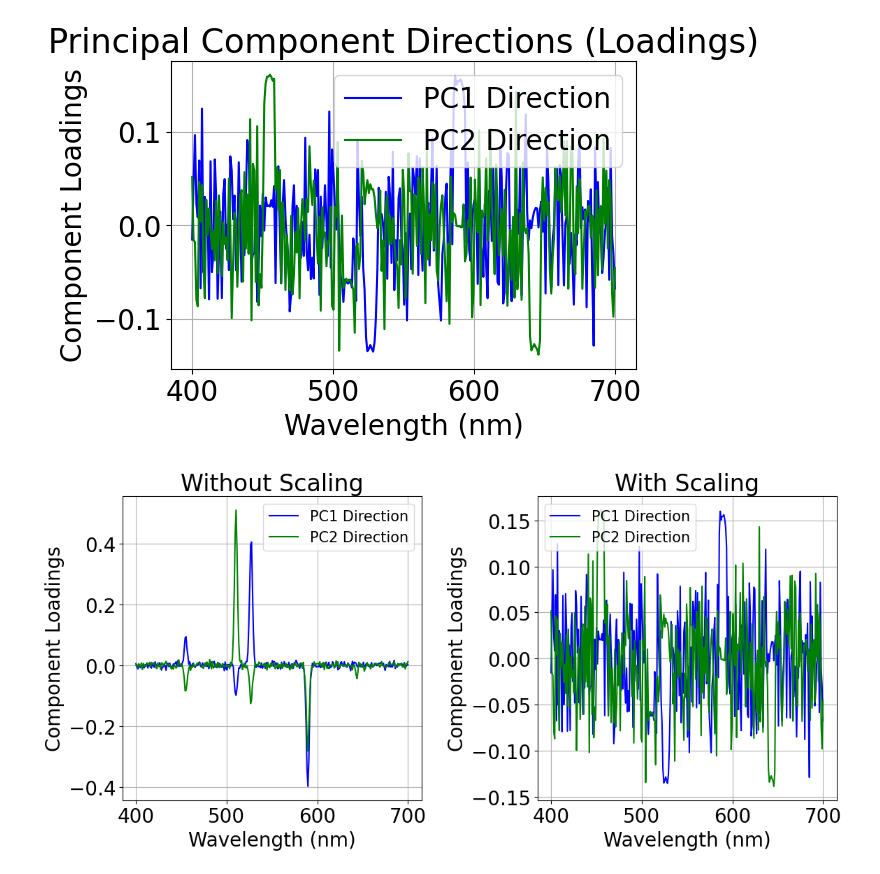
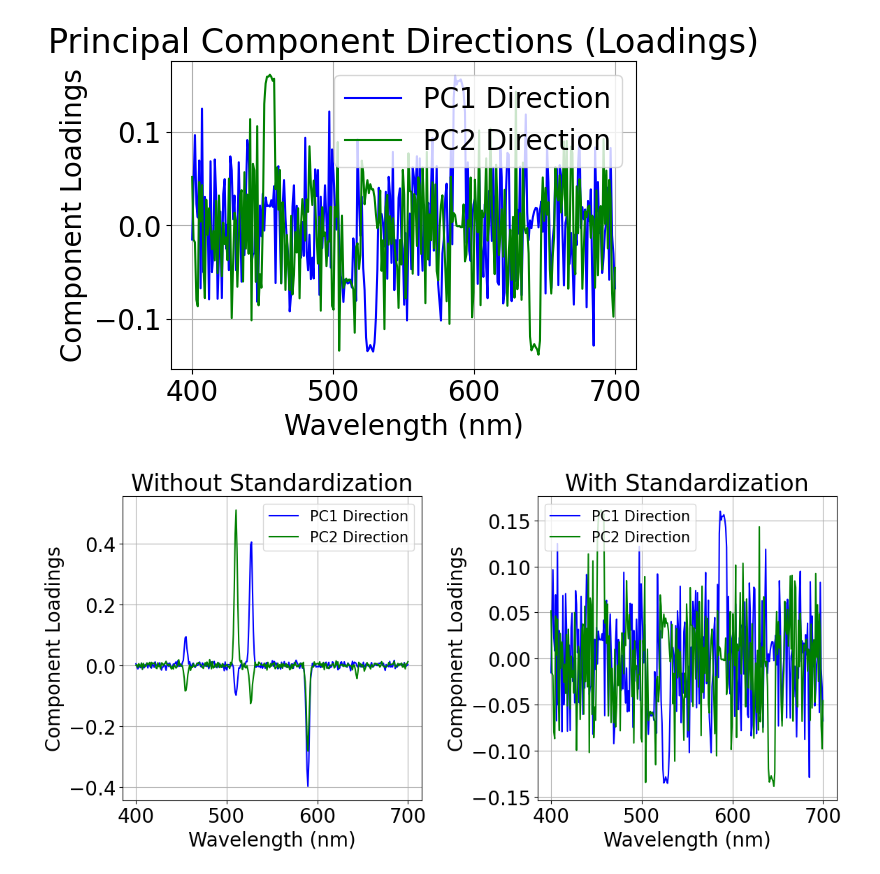
Before and after one commit to junya737/Standardize-PCA, a Jupyter notebook: main.ipynb, the cells around one changed output. Drawn from its saved outputs; the diff is of its cells as text; code cells hidden in the pictures.

```diff
--- a/main.ipynb
+++ b/main.ipynb
@@ -231,31 +232,32 @@ plt.show()
 # %%
 # 主成分方向をプロット（標準化なしとありをsubplotで並べる）
 components_no_scaling = pca_no_scaling.components_  # 標準化なし
 components_scaling = pca_scaling.components_  # 標準化あり
 
 plt.figure(figsize=(12, 6))
 
 # 標準化なし
 plt.subplot(1, 2, 1)
 plt.plot(wavelengths, components_no_scaling[0], label="PC1 Direction", color='blue')  # 主成分1
 plt.plot(wavelengths, components_no_scaling[1], label="PC2 Direction", color='green')  # 主成分2
-plt.title("Without Scaling")
+plt.title("Without Standardization")
 plt.xlabel("Wavelength (nm)")
 plt.ylabel("Component Loadings")
 plt.legend(fontsize=15)
 plt.grid(True)
 
 # 標準化あり
 plt.subplot(1, 2, 2)
 plt.plot(wavelengths, components_scaling[0], label="PC1 Direction", color='blue')  # 主成分1
 plt.plot(wavelengths, components_scaling[1], label="PC2 Direction", color='green')  # 主成分2
-plt.title("With Scaling")
+plt.title("With Standardization")
 plt.xlabel("Wavelength (nm)")
 plt.ylabel("Component Loadings")
 plt.legend(fontsize=15)
 plt.grid(True)
 
 plt.tight_layout()
+plt.savefig("pca_loadings.pdf", bbox_inches="tight")
 plt.show()
 # %% [output]
-[figure, old version]
+[figure, new version]
```
Also changed, not shown: parts of 2 cells of this notebook, 3 other files.
